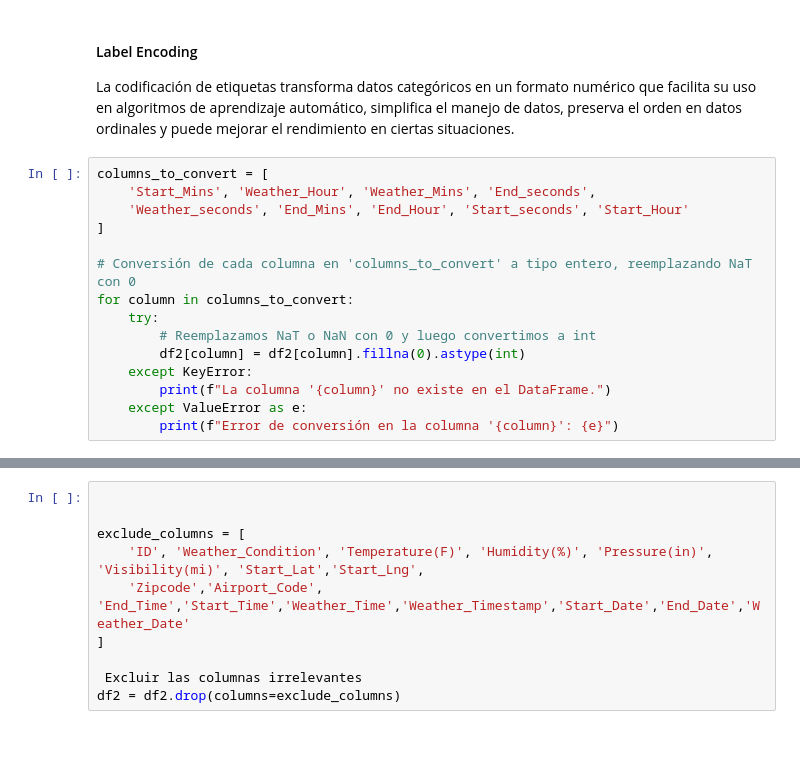
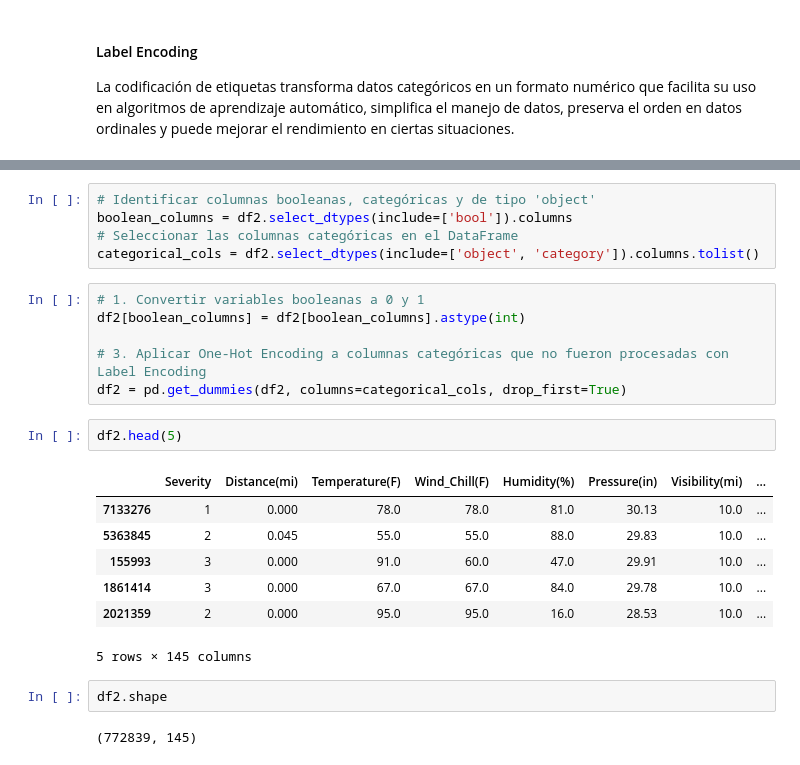
Before and after one commit to jsmoralesc/DSA_Proyecto_AccidentesTransito, a Jupyter notebook: Code/Preprocesamiento_Datos.ipynb, the cells around one changed output, grey strips where cells are left out. Saved outputs shown, nothing was run; the diff lists cells and outputs as text.

```diff
--- a/Code/Preprocesamiento_Datos.ipynb
+++ b/Code/Preprocesamiento_Datos.ipynb
@@ -642,18 +832,3 @@ df2.head(5)
 # %% [markdown]
 #### Label Encoding
 La codificación de etiquetas transforma datos categóricos en un formato numérico que facilita su uso en algoritmos de aprendizaje automático, simplifica el manejo de datos, preserva el orden en datos ordinales y puede mejorar el rendimiento en ciertas situaciones.
-# %%
-columns_to_convert = [
-    'Start_Mins', 'Weather_Hour', 'Weather_Mins', 'End_seconds',
-    'Weather_seconds', 'End_Mins', 'End_Hour', 'Start_seconds', 'Start_Hour'
-]
-
-# Conversión de cada columna en 'columns_to_convert' a tipo entero, reemplazando NaT con 0
-for column in columns_to_convert:
-    try:
-        # Reemplazamos NaT o NaN con 0 y luego convertimos a int
-        df2[column] = df2[column].fillna(0).astype(int)
-    except KeyError:
-        print(f"La columna '{column}' no existe en el DataFrame.")
-    except ValueError as e:
-        print(f"Error de conversión en la columna '{column}': {e}")
@@ -678,10 +835,25 @@ Las siguientes columnas se eliminarán del conjunto de datos por no aportar info
-# %%
-
-
-exclude_columns = [
-    'ID', 'Weather_Condition', 'Temperature(F)', 'Humidity(%)', 'Pressure(in)', 'Visibility(mi)', 'Start_Lat','Start_Lng',
-    'Zipcode','Airport_Code', 'End_Time','Start_Time','Weather_Time','Weather_Timestamp','Start_Date','End_Date','Weather_Date'
-]
-
- Excluir las columnas irrelevantes
-df2 = df2.drop(columns=exclude_columns)
+# %%
+# Identificar columnas booleanas, categóricas y de tipo 'object'
+boolean_columns = df2.select_dtypes(include=['bool']).columns
+# Seleccionar las columnas categóricas en el DataFrame
+categorical_cols = df2.select_dtypes(include=['object', 'category']).columns.tolist()
+# %%
+# 1. Convertir variables booleanas a 0 y 1
+df2[boolean_columns] = df2[boolean_columns].astype(int)
+
+# 3. Aplicar One-Hot Encoding a columnas categóricas que no fueron procesadas con Label Encoding
+df2 = pd.get_dummies(df2, columns=categorical_cols, drop_first=True)
+# %%
+df2.head(5)
+# %% [output]
+|  | Severity | Distance(mi) | Temperature(F) | Wind_Chill(F) | Humidity(%) | Pressure(in) | Visibility(mi) | ... |
+| 7133276 | 1 | 0.000 | 78.0 | 78.0 | 81.0 | 30.13 | 10.0 | ... |
+| 5363845 | 2 | 0.045 | 55.0 | 55.0 | 88.0 | 29.83 | 10.0 | ... |
+| 155993 | 3 | 0.000 | 91.0 | 60.0 | 47.0 | 29.91 | 10.0 | ... |
+| 1861414 | 3 | 0.000 | 67.0 | 67.0 | 84.0 | 29.78 | 10.0 | ... |
+| 2021359 | 2 | 0.000 | 95.0 | 95.0 | 16.0 | 28.53 | 10.0 | ... |
+5 rows × 145 columns
+# %%
+df2.shape
+# %% [output]
+(772839, 145)
```
Also changed, not shown: parts of 19 cells of this notebook, 2 other files.
